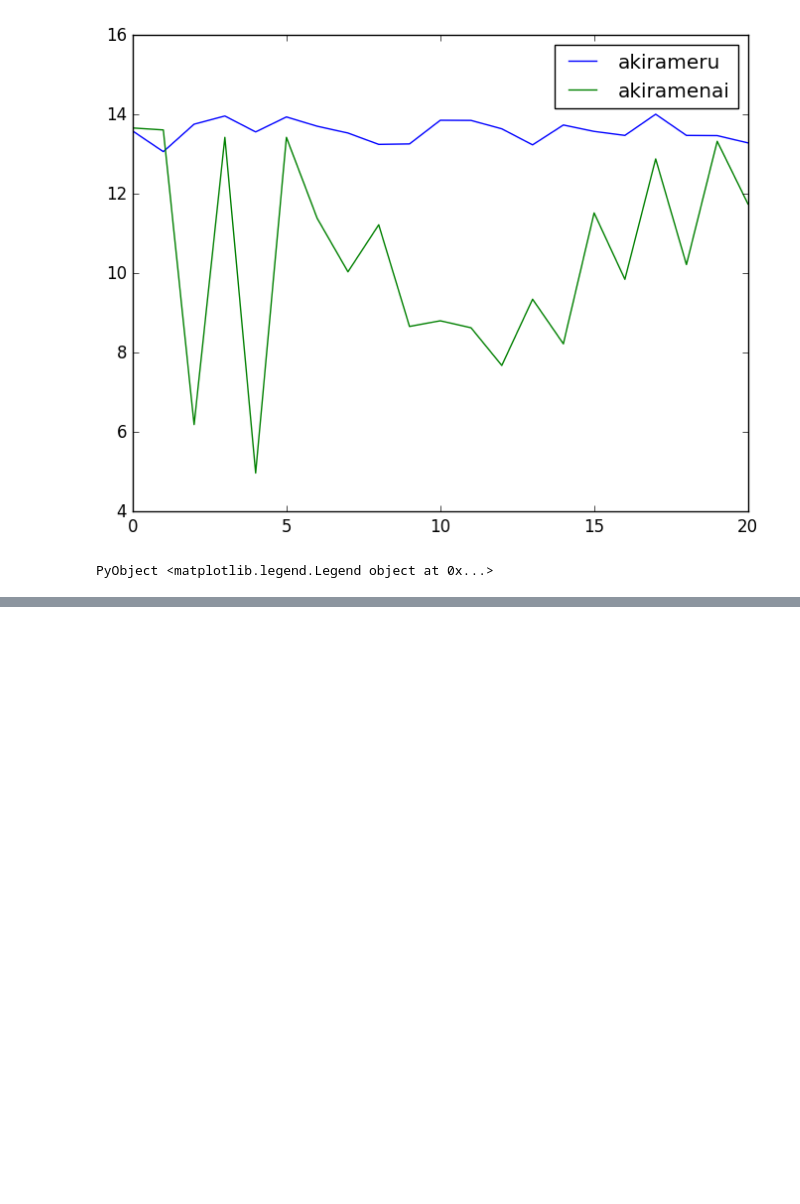
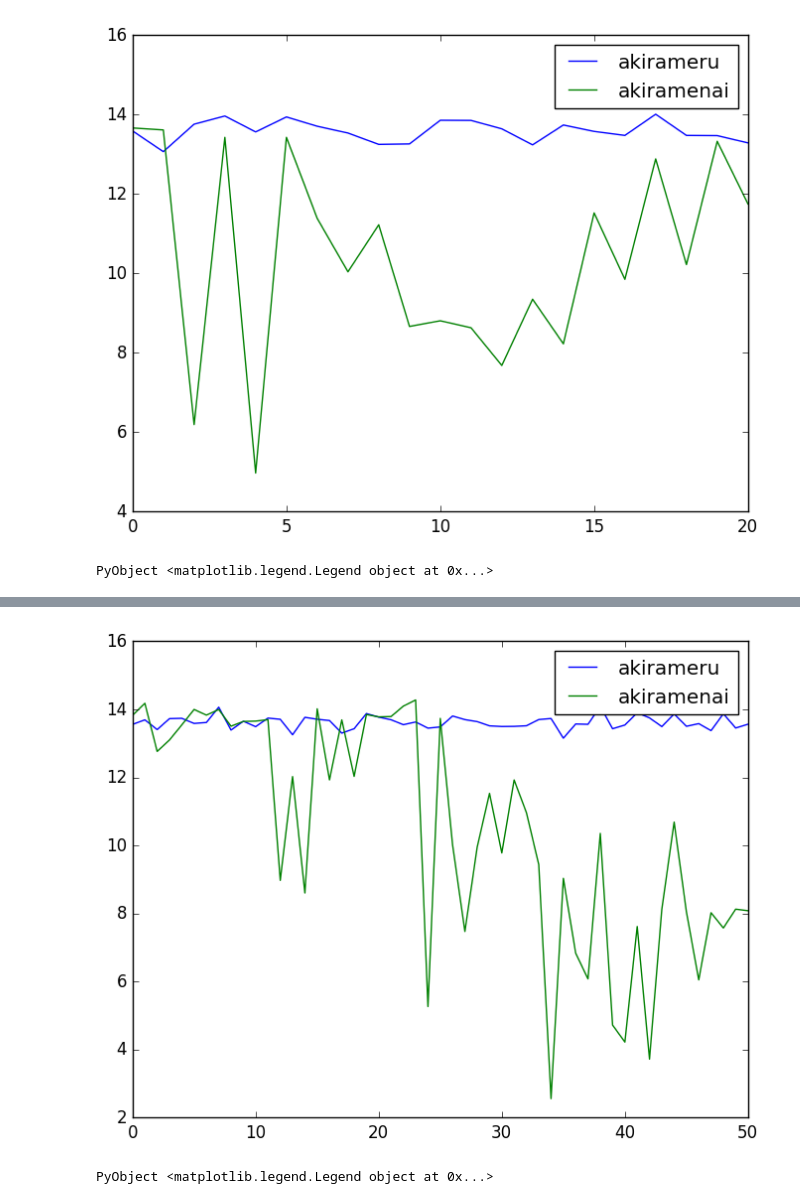
Before and after one commit to nswa17/-, a Jupyter notebook: demo.ipynb, the cells around one changed output, grey strips where cells are left out. Saved outputs shown, nothing was run; the diff lists cells and outputs as text; code cells hidden in the pictures; blank space fills up the shorter version.

Commit message:
add more graph

```diff
--- a/demo.ipynb
+++ b/demo.ipynb
@@ -309,3 +309,39 @@ legend()
 # %% [output]
 [figure]
 PyObject <matplotlib.legend.Legend object at 0x...>
+# %%
+using DataFrames
+using PyPlot
+using ExcelReaders
+include("functions.jl")
+student_num = 3000
+mu = 0.5
+sigma2 = 0.2
+sigma2_error = 0.05
+
+akiramenai = []
+akirameru = []
+for preference in 0:0.02:1
+    faculties_list = read_faculty_data("revised.csv", student_num)
+    faculty_num = length(faculties_list)
+    students_list = generate_students(student_num, mu, sigma2, sigma2_error, faculty_num, () -> preference)
+
+    set_prefs_faculties(faculties_list, students_list)
+    set_prefs_students(students_list, faculties_list)
+    #println(faculties_list)
+
+    s_prefs = generate_prefs(students_list)
+    s_real_prefs = generate_real_prefs(students_list)
+    f_prefs = generate_prefs(faculties_list)
+    caps = generate_caps(faculties_list)
+
+    #println(s_prefs)
+    #println(f_prefs)
+
+    s_matched, f_matched, indptr = DA.call_match(s_prefs, f_prefs, caps)
+
+    #sorted_students_list = get_sorted_students_list(students_list, faculties_list)
+    #println(sorted_students_list)
+    push!(akirameru, evaluate_matched(s_matched, s_prefs))
+    push!(akiramenai, evaluate_matched(s_matched, s_real_prefs))
+end
@@ -311,0 +350,7 @@ PyObject <matplotlib.legend.Legend object at 0x...>
+# %%
+plot(akirameru, label="akirameru")
+plot(akiramenai, label="akiramenai")
+legend()
+# %% [output]
+[figure, added]
+PyObject <matplotlib.legend.Legend object at 0x...>
```
Also changed, not shown: parts of 1 cell of this notebook.
